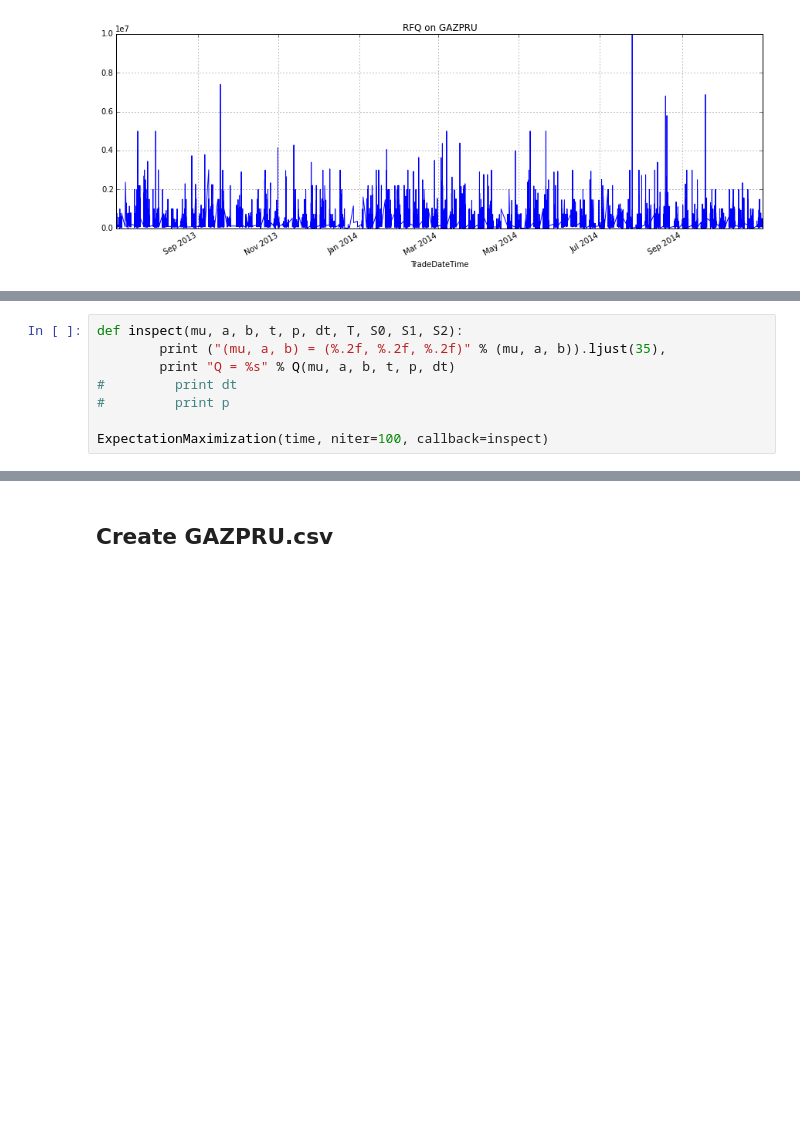
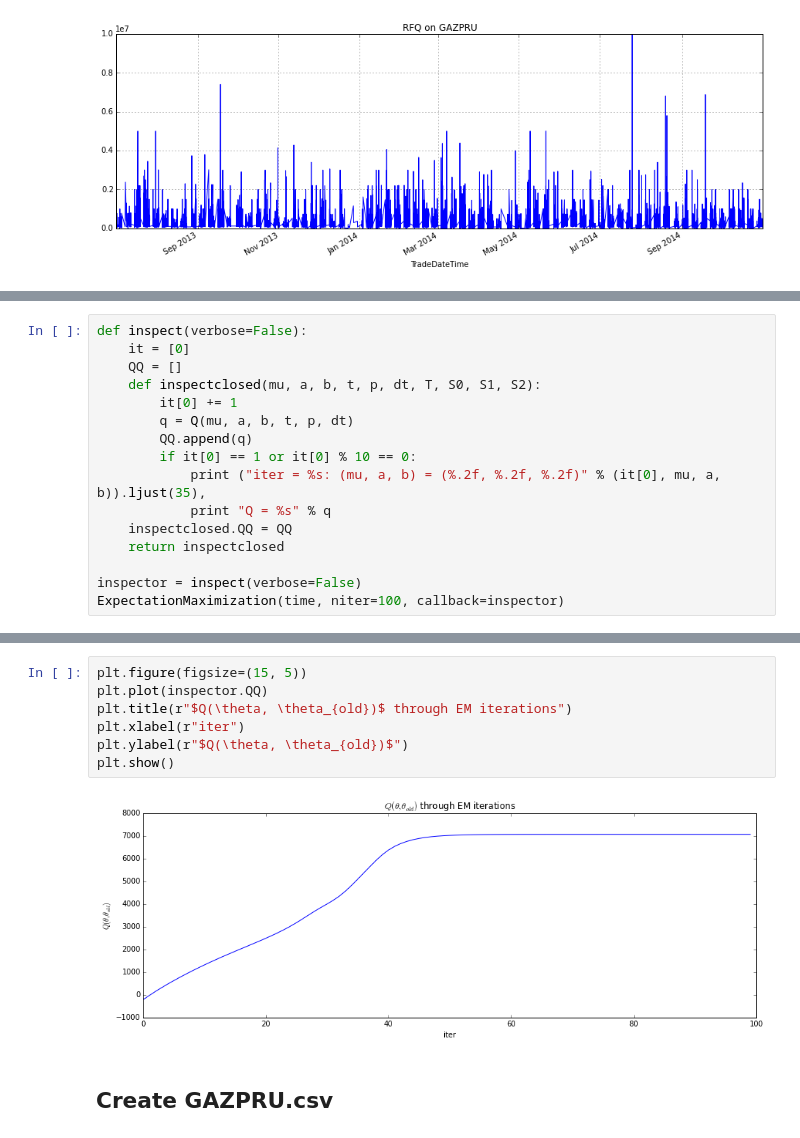
Before and after one commit to CompSquad/hawkes-clustering, a Jupyter notebook: Hawkes.ipynb, the cells around one changed output, grey strips where cells are left out. Drawn from its saved outputs; the diff is of its cells as text; blank space fills up the shorter version.

```diff
--- a/Hawkes.ipynb
+++ b/Hawkes.ipynb
@@ -52,8 +22,16 @@ from hawkes.hawkes import ExpectationMaximization
 # %%
-def inspect(mu, a, b, t, p, dt, T, S0, S1, S2):
-        print ("(mu, a, b) = (%.2f, %.2f, %.2f)" % (mu, a, b)).ljust(35),
-        print "Q = %s" % Q(mu, a, b, t, p, dt)
-#         print dt
-#         print p
+def inspect(verbose=False):
+    it = [0]
+    QQ = []
+    def inspectclosed(mu, a, b, t, p, dt, T, S0, S1, S2):
+        it[0] += 1
+        q = Q(mu, a, b, t, p, dt)
+        QQ.append(q)
+        if it[0] == 1 or it[0] % 10 == 0:
+            print ("iter = %s: (mu, a, b) = (%.2f, %.2f, %.2f)" % (it[0], mu, a, b)).ljust(35),
+            print "Q = %s" % q
+    inspectclosed.QQ = QQ
+    return inspectclosed
 
-ExpectationMaximization(time, niter=100, callback=inspect)
+inspector = inspect(verbose=False)
+ExpectationMaximization(time, niter=100, callback=inspector)
@@ -60,3 +50,12 @@ ExpectationMaximization(time, niter=100, callback=inspect)
+# %%
+plt.figure(figsize=(15, 5))
+plt.plot(inspector.QQ)
+plt.title(r"$Q(\theta, \theta_{old})$ through EM iterations")
+plt.xlabel(r"iter")
+plt.ylabel(r"$Q(\theta, \theta_{old})$")
+plt.show()
+# %% [output]
+[figure, added]
 # %% [markdown]
 ## Create GAZPRU.csv
 # %%
```
Also changed, not shown: parts of 7 cells of this notebook, 1 other file.
